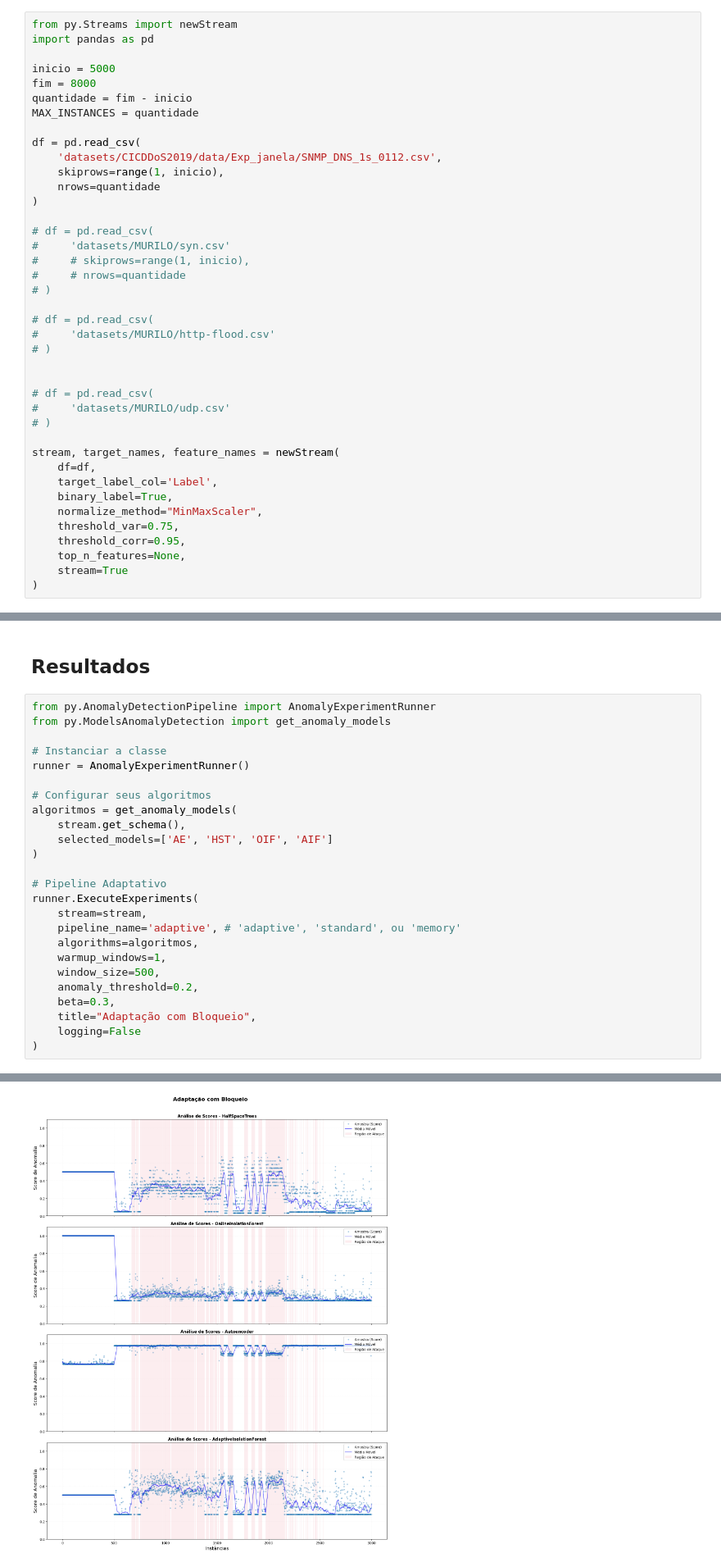
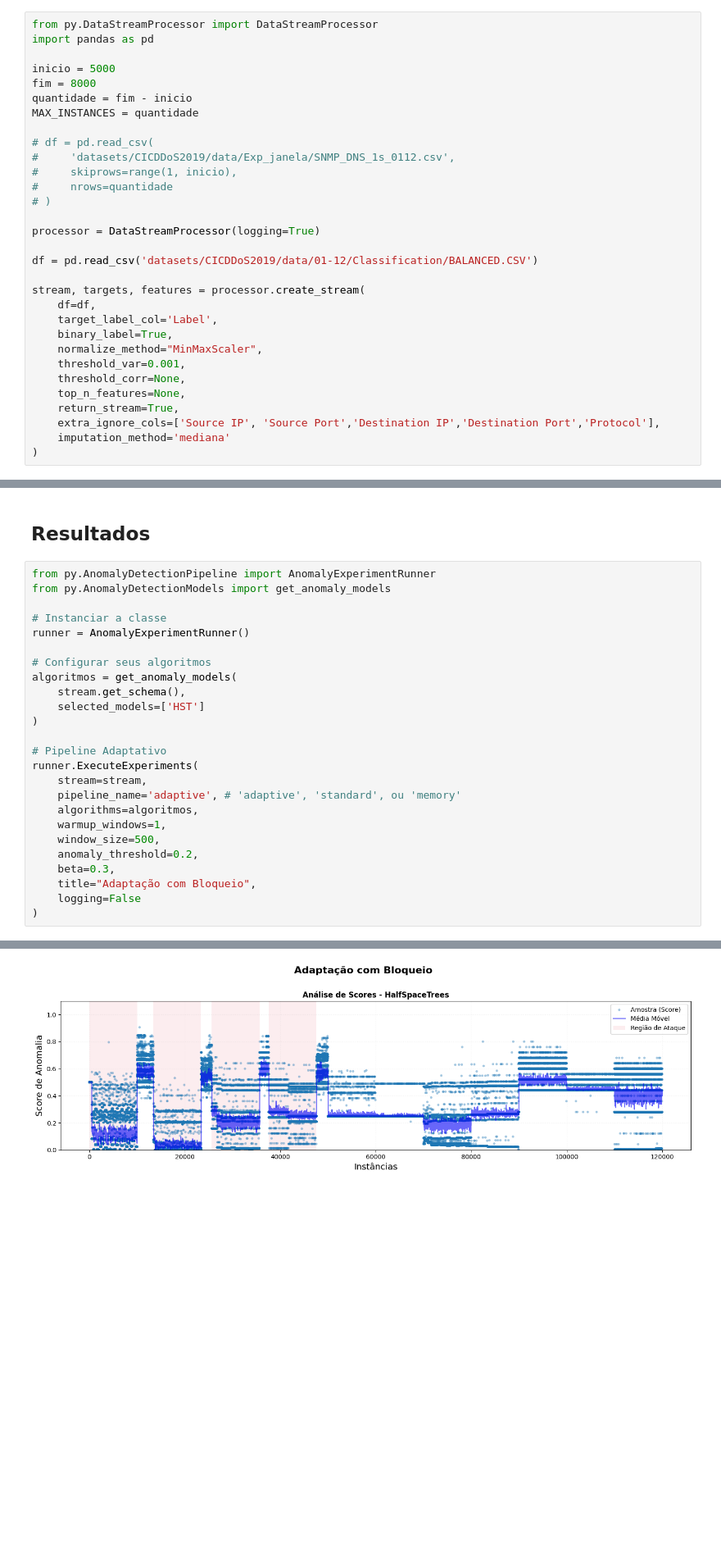
Before and after one commit to iRocktys/anomaly-detection-data-stream, a Jupyter notebook: AnomalyDetectionDevelop.ipynb, the cells around one changed output, grey strips where cells are left out. Shown at 82% size. Drawn from its saved outputs; the diff is of its cells as text; blank space fills up the shorter version.

```diff
--- a/AnomalyDetectionDevelop.ipynb
+++ b/AnomalyDetectionDevelop.ipynb
@@ -178,7 +62,7 @@ Finalização: Criando objeto NumpyStream para o CapyMOA.
 # %% [markdown]
 ## Stream
 # %%
-from py.Streams import newStream
+from py.DataStreamProcessor import DataStreamProcessor
 import pandas as pd
 
 inicio = 5000
@@ -186,35 +70,26 @@ fim = 8000
 quantidade = fim - inicio
 MAX_INSTANCES = quantidade
 
-df = pd.read_csv(
-    'datasets/CICDDoS2019/data/Exp_janela/SNMP_DNS_1s_0112.csv',
-    skiprows=range(1, inicio),
-    nrows=quantidade
-)
-
 # df = pd.read_csv(
-#     'datasets/MURILO/syn.csv'
-#     # skiprows=range(1, inicio),
-#     # nrows=quantidade
+#     'datasets/CICDDoS2019/data/Exp_janela/SNMP_DNS_1s_0112.csv',
+#     skiprows=range(1, inicio),
+#     nrows=quantidade
 # )
 
-# df = pd.read_csv(
-#     'datasets/MURILO/http-flood.csv'
-# )
+processor = DataStreamProcessor(logging=True)
 
+df = pd.read_csv('datasets/CICDDoS2019/data/01-12/Classification/BALANCED.CSV')
 
-# df = pd.read_csv(
-#     'datasets/MURILO/udp.csv'
-# )
-
-stream, target_names, feature_names = newStream(
+stream, targets, features = processor.create_stream(
     df=df,
     target_label_col='Label',
     binary_label=True,
     normalize_method="MinMaxScaler",
-    threshold_var=0.75,
-    threshold_corr=0.95,
+    threshold_var=0.001,
+    threshold_corr=None,
     top_n_features=None,
-    stream=True
+    return_stream=True,
+    extra_ignore_cols=['Source IP', 'Source Port','Destination IP','Destination Port','Protocol'],
+    imputation_method='mediana'
 )
 # %% [output]
@@ -236,7 +112,7 @@ Finalização: Criando objeto NumpyStream para o CapyMOA.
 ## Resultados
 # %%
 from py.AnomalyDetectionPipeline import AnomalyExperimentRunner
-from py.ModelsAnomalyDetection import get_anomaly_models
+from py.AnomalyDetectionModels import get_anomaly_models
 
 # Instanciar a classe
 runner = AnomalyExperimentRunner()
@@ -244,7 +120,7 @@ runner = AnomalyExperimentRunner()
 # Configurar seus algoritmos
 algoritmos = get_anomaly_models(
     stream.get_schema(),
-    selected_models=['AE', 'HST', 'OIF', 'AIF']
+    selected_models=['HST']
 )
 
 # Pipeline Adaptativo
@@ -264,3 +140,3 @@ runner.ExecuteExperiments(
-[figure, old version]
+[figure, new version]
 # %%
 from py.AnomalyDetectionPipeline import AnomalyExperimentRunner
```
Also changed, not shown: parts of 7 cells of this notebook, 5 other files.
